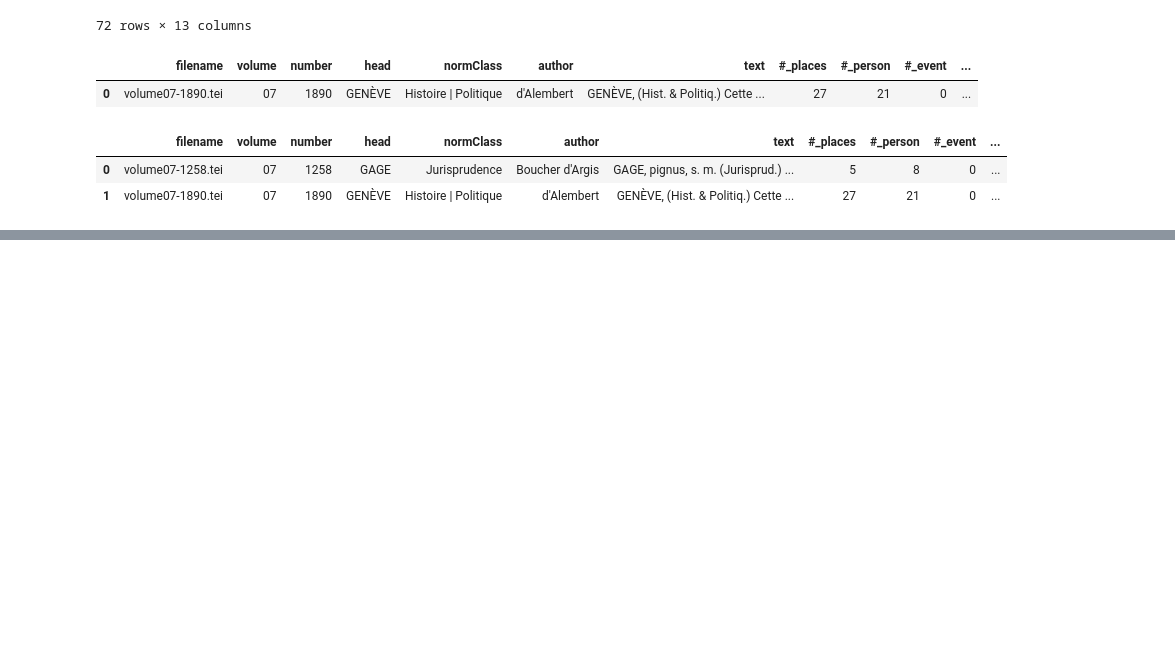
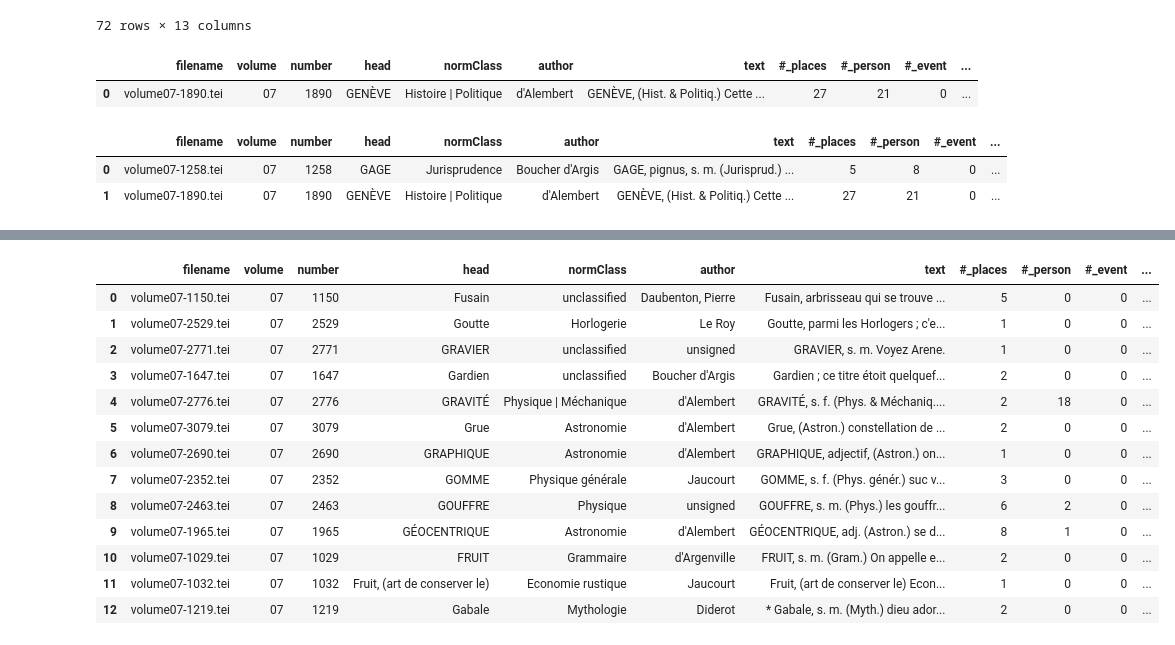
Before and after one commit to ludovicmoncla/SunoikisisDC-Summer2022-Session9, a Jupyter notebook: Tutorial-geoparsing.ipynb, the cells around one changed output, grey strips where cells are left out. Drawn from its saved outputs; the diff is of its cells as text; code cells hidden in the pictures; blank space fills up the shorter version.

```diff
--- a/Tutorial-geoparsing.ipynb
+++ b/Tutorial-geoparsing.ipynb
@@ -384,3 +386,3 @@ from spacy import displacy
 # %%
 d = load_edda_perdido('pleiades')
-dataset = d['data']
+dataset_pleiades = d['data']
@@ -433,4 +450,19 @@ collection.to_dataframe()
 # %%
 # filter by metadata
-collection = dataset.filter_equal(column='#_locations', value=0)
+collection = dataset_pleiades.filter_gt(column='#_locations', value=0)
 collection.to_dataframe()
+# %% [output]
+|  | filename | volume | number | head | normClass | author | text | #_places | #_person | #_event | ... |
+| 0 | volume07-1150.tei | 07 | 1150 | Fusain | unclassified | Daubenton, Pierre | Fusain, arbrisseau qui se trouve ... | 5 | 0 | 0 | ... |
+| 1 | volume07-2529.tei | 07 | 2529 | Goutte | Horlogerie | Le Roy | Goutte, parmi les Horlogers ; c'e... | 1 | 0 | 0 | ... |
+| 2 | volume07-2771.tei | 07 | 2771 | GRAVIER | unclassified | unsigned | GRAVIER, s. m. Voyez Arene. | 1 | 0 | 0 | ... |
+| 3 | volume07-1647.tei | 07 | 1647 | Gardien | unclassified | Boucher d'Argis | Gardien ; ce titre étoit quelquef... | 2 | 0 | 0 | ... |
+| 4 | volume07-2776.tei | 07 | 2776 | GRAVITÉ | Physique | Méchanique | d'Alembert | GRAVITÉ, s. f. (Phys. & Méchaniq.... | 2 | 18 | 0 | ... |
+| 5 | volume07-3079.tei | 07 | 3079 | Grue | Astronomie | d'Alembert | Grue, (Astron.) constellation de ... | 2 | 0 | 0 | ... |
+| 6 | volume07-2690.tei | 07 | 2690 | GRAPHIQUE | Astronomie | d'Alembert | GRAPHIQUE, adjectif, (Astron.) on... | 1 | 0 | 0 | ... |
+| 7 | volume07-2352.tei | 07 | 2352 | GOMME | Physique générale | Jaucourt | GOMME, s. f. (Phys. génér.) suc v... | 3 | 0 | 0 | ... |
+| 8 | volume07-2463.tei | 07 | 2463 | GOUFFRE | Physique | unsigned | GOUFFRE, s. m. (Phys.) les gouffr... | 6 | 2 | 0 | ... |
+| 9 | volume07-1965.tei | 07 | 1965 | GÉOCENTRIQUE | Astronomie | d'Alembert | GÉOCENTRIQUE, adj. (Astron.) se d... | 8 | 1 | 0 | ... |
+| 10 | volume07-1029.tei | 07 | 1029 | FRUIT | Grammaire | d'Argenville | FRUIT, s. m. (Gram.) On appelle e... | 2 | 0 | 0 | ... |
+| 11 | volume07-1032.tei | 07 | 1032 | Fruit, (art de conserver le) | Economie rustique | Jaucourt | Fruit, (art de conserver le) Econ... | 1 | 0 | 0 | ... |
+| 12 | volume07-1219.tei | 07 | 1219 | Gabale | Mythologie | Diderot | * Gabale, s. m. (Myth.) dieu ador... | 2 | 0 | 0 | ... |
```
Also changed, not shown: parts of 20 cells of this notebook.
